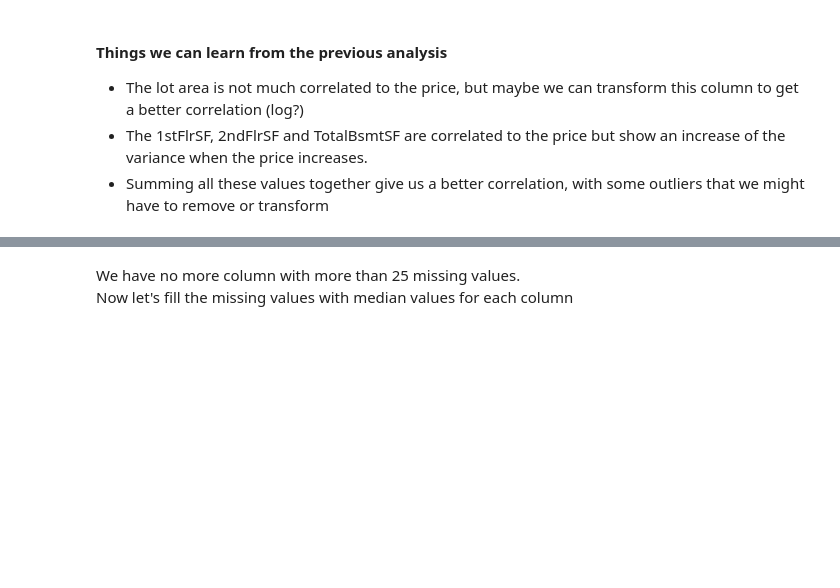
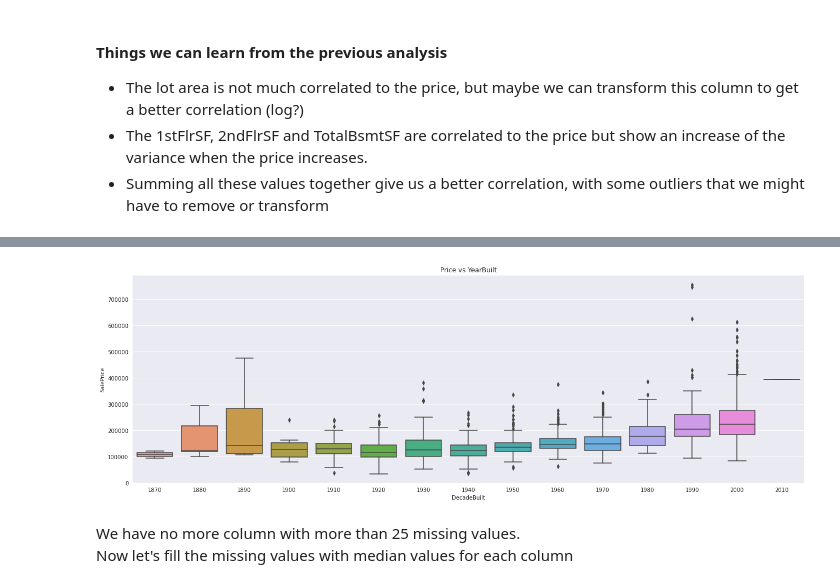
Before and after one commit to max-lutz/Kaggle_competitions, a Jupyter notebook: house-price-regression-full-eda-ml-workflow.ipynb, the cells around one changed output, grey strips where cells are left out. Drawn from its saved outputs; the diff is of its cells as text; code cells hidden in the pictures; blank space fills up the shorter version.

```diff
--- a/house-price-regression-full-eda-ml-workflow.ipynb
+++ b/house-price-regression-full-eda-ml-workflow.ipynb
@@ -257,3 +280,13 @@ The Neighborhood seems to have a big impact on the price
+# %%
+dataset_train['DecadeBuilt'] = dataset_train['YearBuilt']/10
+dataset_train['DecadeBuilt'] = dataset_train['DecadeBuilt'].astype(int)*10
+#dataset_train[['YearBuilt', 'DecadeBuilt']]
+
+fig, ax = plt.subplots(1,1, figsize=(22,7))
+sns.boxplot(x="DecadeBuilt", y="SalePrice", data=dataset_train, ax=ax)
+ax.set_title('Price vs YearBuilt');
+# %% [output]
+[figure, added]
 # %%
 #we get a list of column with more than 25 missing values
 drop_list_train = columns_with_missing_data(df_train, 25)
```
Also changed, not shown: parts of 7 cells of this notebook.
